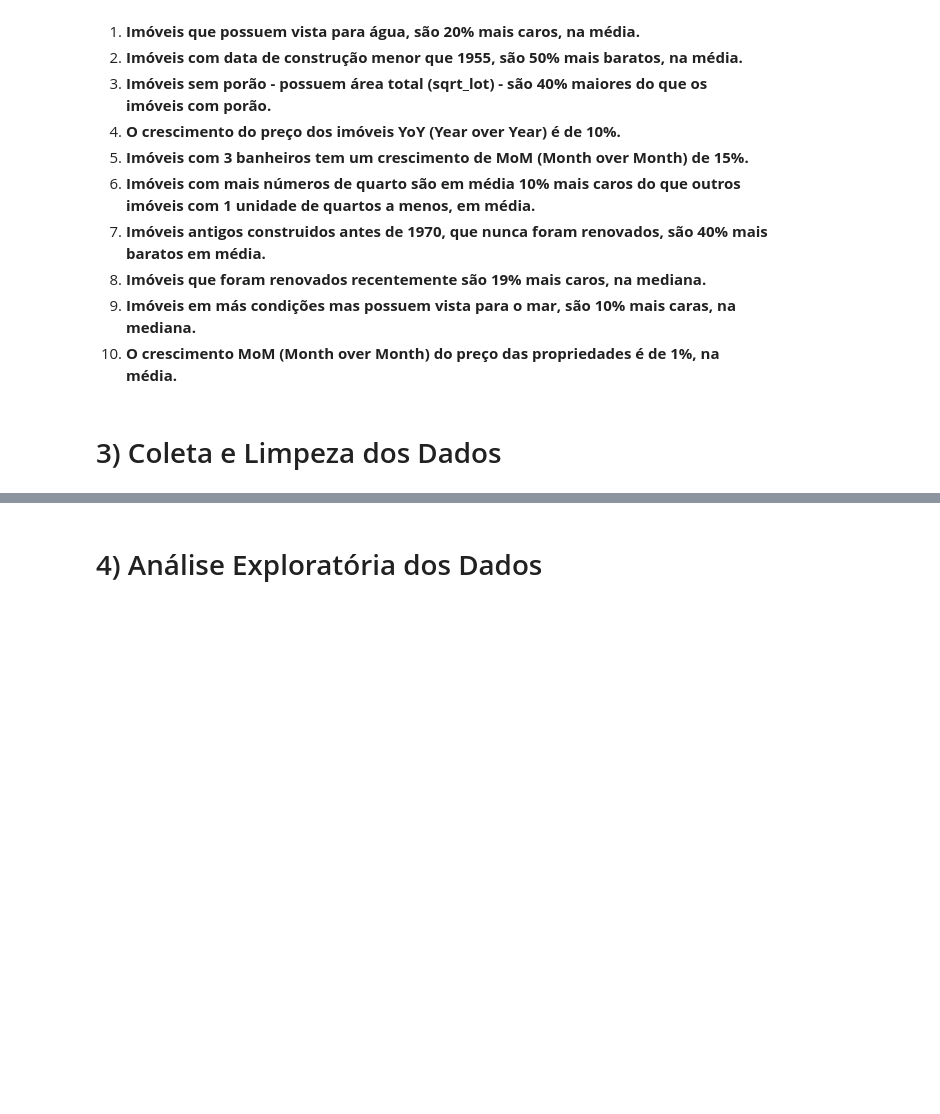
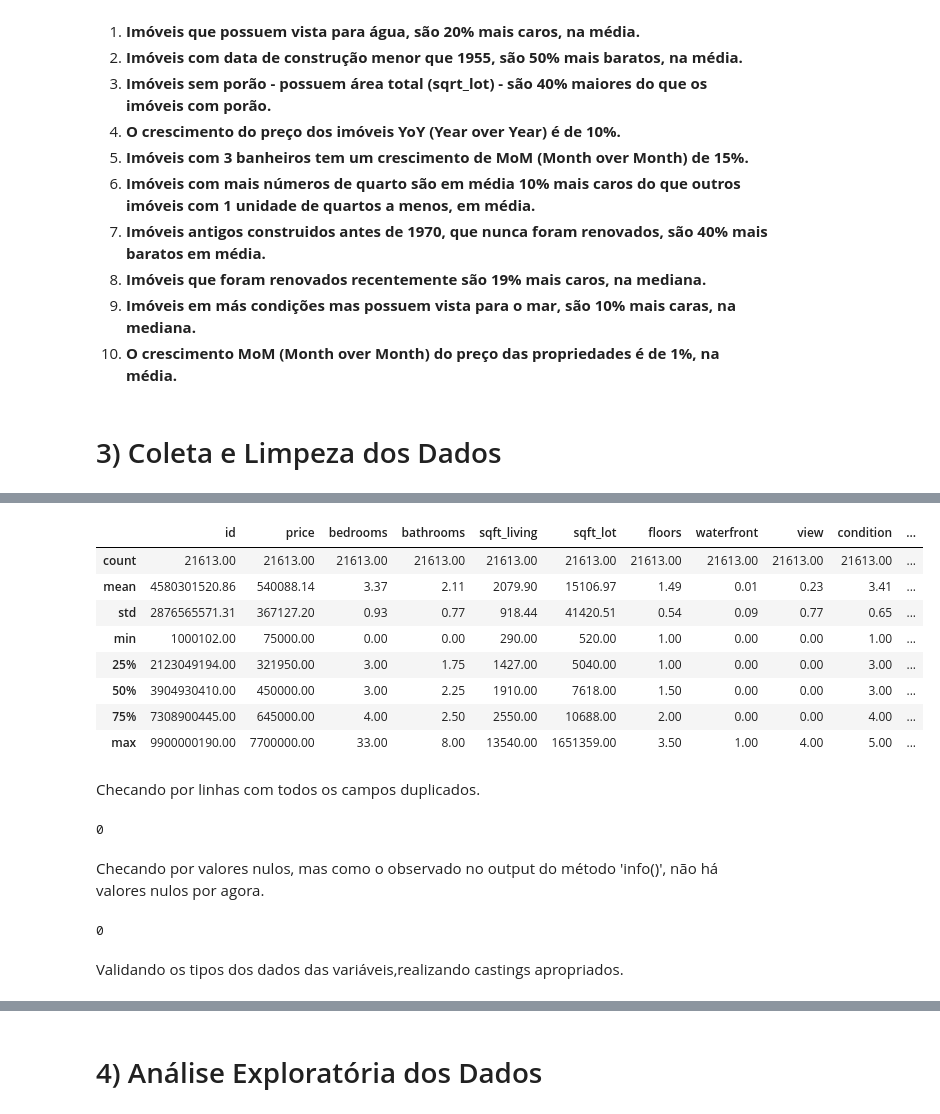
Before and after one commit to GustavoBarros11/house-rocket-insights-project, a Jupyter notebook: notebook.ipynb, the cells around one changed output, grey strips where cells are left out. Cells and saved outputs as stored; diff of their text form; code cells hidden in the pictures; blank space fills up the shorter version.

```diff
--- a/notebook.ipynb
+++ b/notebook.ipynb
@@ -51,3 +51,12 @@
 10. **O crescimento MoM (Month over Month) do preço das propriedades é de 1%, na média.**
 # %% [markdown]
 # 3) Coleta e Limpeza dos Dados
+# %%
+import pandas as pd
+import numpy as np
+import matplotlib.pyplot as plt
+%matplotlib inline
+import seaborn as sns
+
+sns.set()
+pd.set_option('display.float_format', '{:.2f}'.format)
@@ -53,0 +98,26 @@
+# %%
+data.describe()
+# %% [output]
+|  | id | price | bedrooms | bathrooms | sqft_living | sqft_lot | floors | waterfront | view | condition | ... |
+| count | 21613.00 | 21613.00 | 21613.00 | 21613.00 | 21613.00 | 21613.00 | 21613.00 | 21613.00 | 21613.00 | 21613.00 | ... |
+| mean | 4580301520.86 | 540088.14 | 3.37 | 2.11 | 2079.90 | 15106.97 | 1.49 | 0.01 | 0.23 | 3.41 | ... |
+| std | 2876565571.31 | 367127.20 | 0.93 | 0.77 | 918.44 | 41420.51 | 0.54 | 0.09 | 0.77 | 0.65 | ... |
+| min | 1000102.00 | 75000.00 | 0.00 | 0.00 | 290.00 | 520.00 | 1.00 | 0.00 | 0.00 | 1.00 | ... |
+| 25% | 2123049194.00 | 321950.00 | 3.00 | 1.75 | 1427.00 | 5040.00 | 1.00 | 0.00 | 0.00 | 3.00 | ... |
+| 50% | 3904930410.00 | 450000.00 | 3.00 | 2.25 | 1910.00 | 7618.00 | 1.50 | 0.00 | 0.00 | 3.00 | ... |
+| 75% | 7308900445.00 | 645000.00 | 4.00 | 2.50 | 2550.00 | 10688.00 | 2.00 | 0.00 | 0.00 | 4.00 | ... |
+| max | 9900000190.00 | 7700000.00 | 33.00 | 8.00 | 13540.00 | 1651359.00 | 3.50 | 1.00 | 4.00 | 5.00 | ... |
+# %% [markdown]
+Checando por linhas com todos os campos duplicados.
+# %%
+data.duplicated().sum()
+# %% [output]
+0
+# %% [markdown]
+Checando por valores nulos, mas como o observado no output do método 'info()', não há valores nulos por agora.
+# %%
+data.isna().any().sum()
+# %% [output]
+0
+# %% [markdown]
+Validando os tipos dos dados das variáveis,realizando castings apropriados.
```
Also changed, not shown: parts of 17 cells of this notebook, 1 other file.
